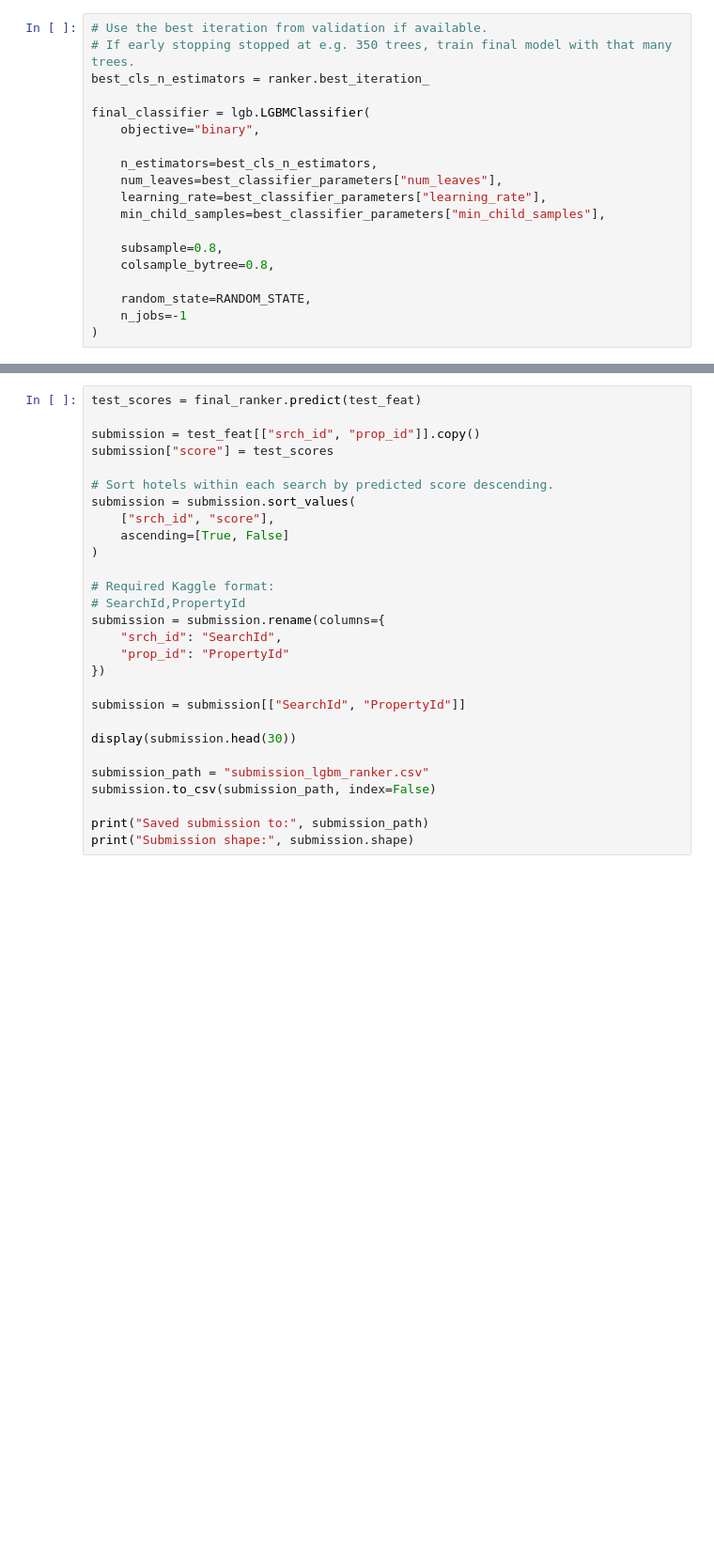
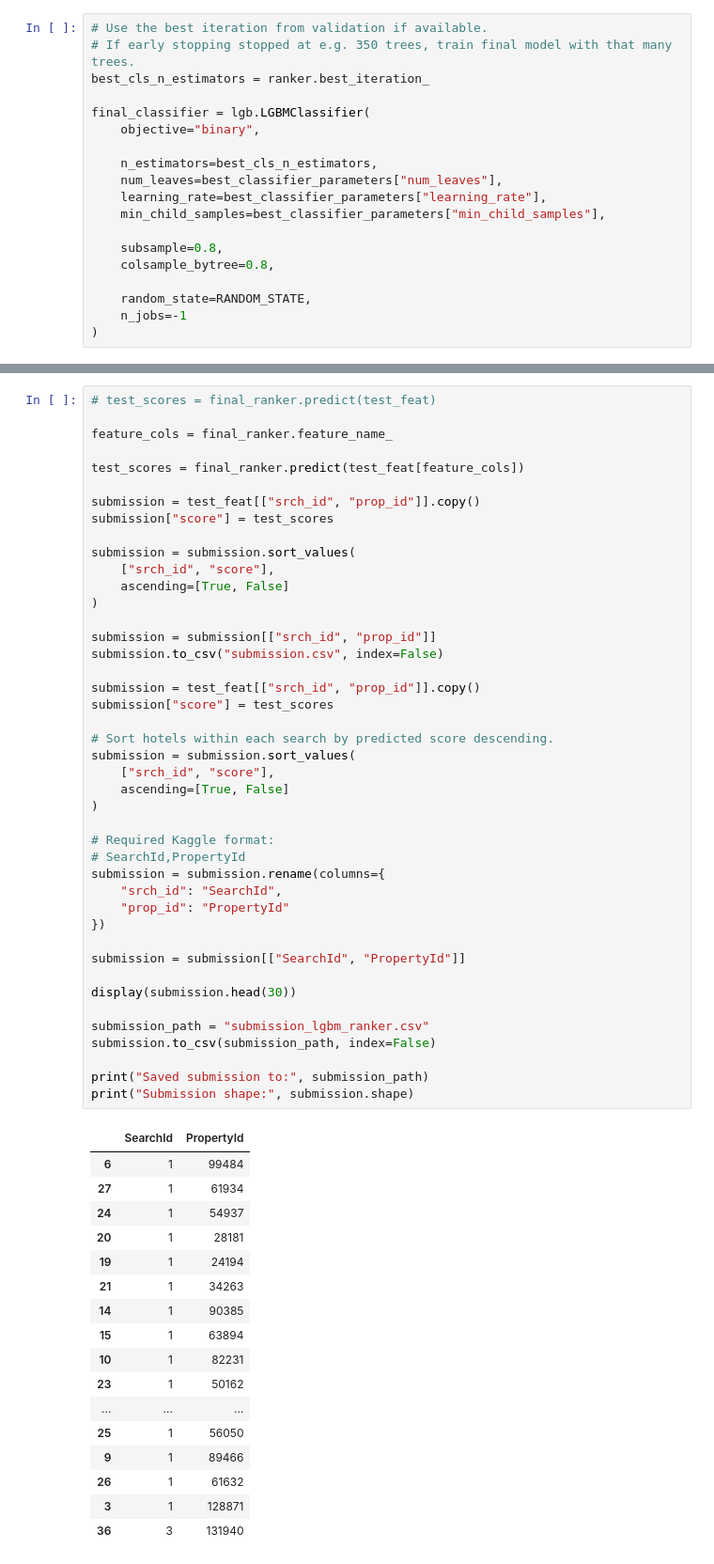
Before and after one commit to FieBergli/DMT_A2, a Jupyter notebook: task4.ipynb, the cells around one changed output, grey strips where cells are left out. Shown at 94% size. Cells and saved outputs as stored; diff of their text form; blank space fills up the shorter version.

```diff
--- a/task4.ipynb
+++ b/task4.ipynb
@@ -558,28 +588,61 @@ final_ranker.fit(
 # %%
-test_scores = final_ranker.predict(test_feat)
+# test_scores = final_ranker.predict(test_feat)
+
+feature_cols = final_ranker.feature_name_
+
+test_scores = final_ranker.predict(test_feat[feature_cols])
+
+submission = test_feat[["srch_id", "prop_id"]].copy()
+submission["score"] = test_scores
+
+submission = submission.sort_values(
+    ["srch_id", "score"],
+    ascending=[True, False]
+)
+
+submission = submission[["srch_id", "prop_id"]]
+submission.to_csv("submission.csv", index=False)
 
 submission = test_feat[["srch_id", "prop_id"]].copy()
 submission["score"] = test_scores
 
 # Sort hotels within each search by predicted score descending.
 submission = submission.sort_values(
     ["srch_id", "score"],
     ascending=[True, False]
 )
 
 # Required Kaggle format:
 # SearchId,PropertyId
 submission = submission.rename(columns={
     "srch_id": "SearchId",
     "prop_id": "PropertyId"
 })
 
 submission = submission[["SearchId", "PropertyId"]]
 
 display(submission.head(30))
 
 submission_path = "submission_lgbm_ranker.csv"
 submission.to_csv(submission_path, index=False)
 
 print("Saved submission to:", submission_path)
 print("Submission shape:", submission.shape)
+# %% [output]
+|  | SearchId | PropertyId |
+| 6 | 1 | 99484 |
+| 27 | 1 | 61934 |
+| 24 | 1 | 54937 |
+| 20 | 1 | 28181 |
+| 19 | 1 | 24194 |
+| 21 | 1 | 34263 |
+| 14 | 1 | 90385 |
+| 15 | 1 | 63894 |
+| 10 | 1 | 82231 |
+| 23 | 1 | 50162 |
+| ... | ... | ... |
+| 25 | 1 | 56050 |
+| 9 | 1 | 89466 |
+| 26 | 1 | 61632 |
+| 3 | 1 | 128871 |
+| 36 | 3 | 131940 |
```
Also changed, not shown: parts of 7 cells of this notebook, 3 other files.
